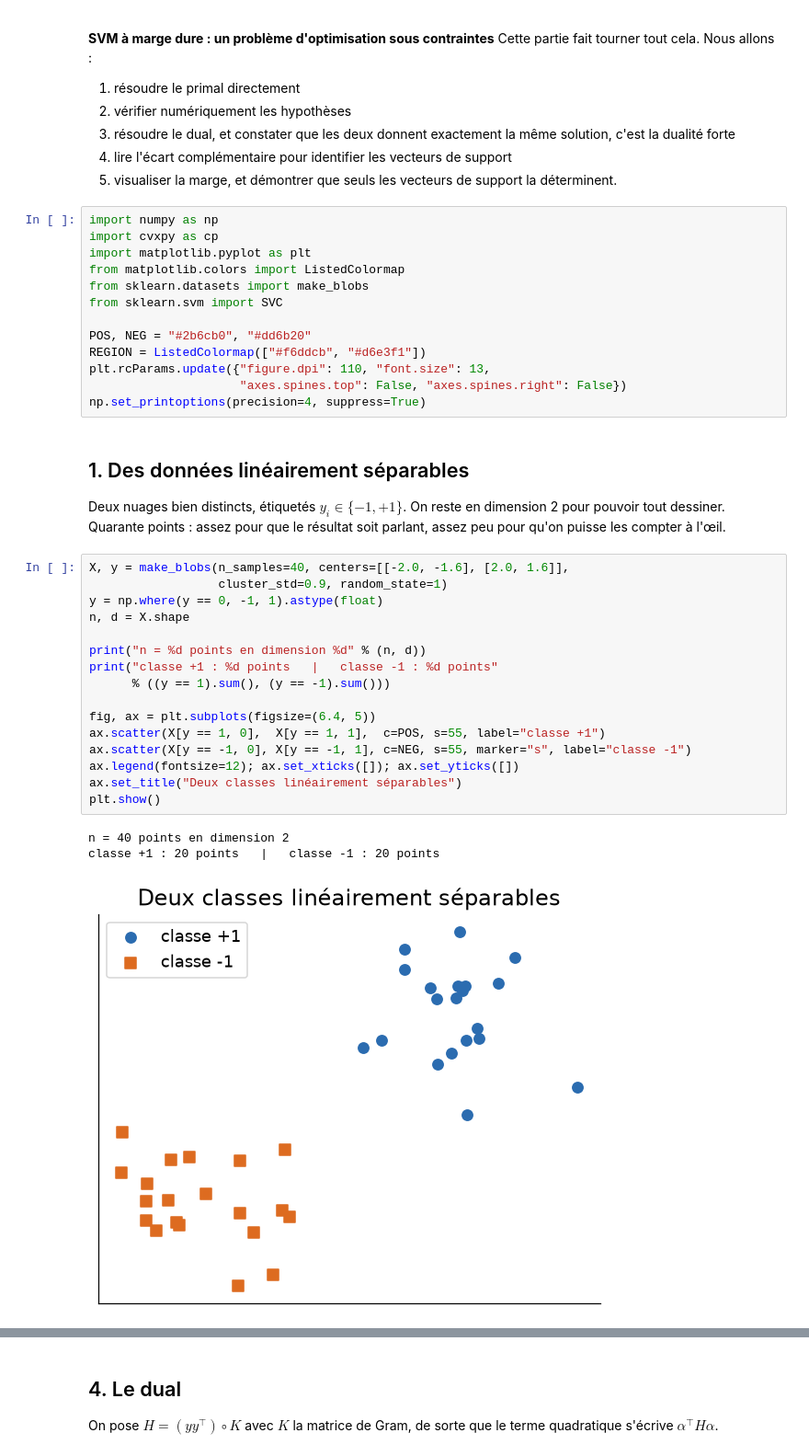
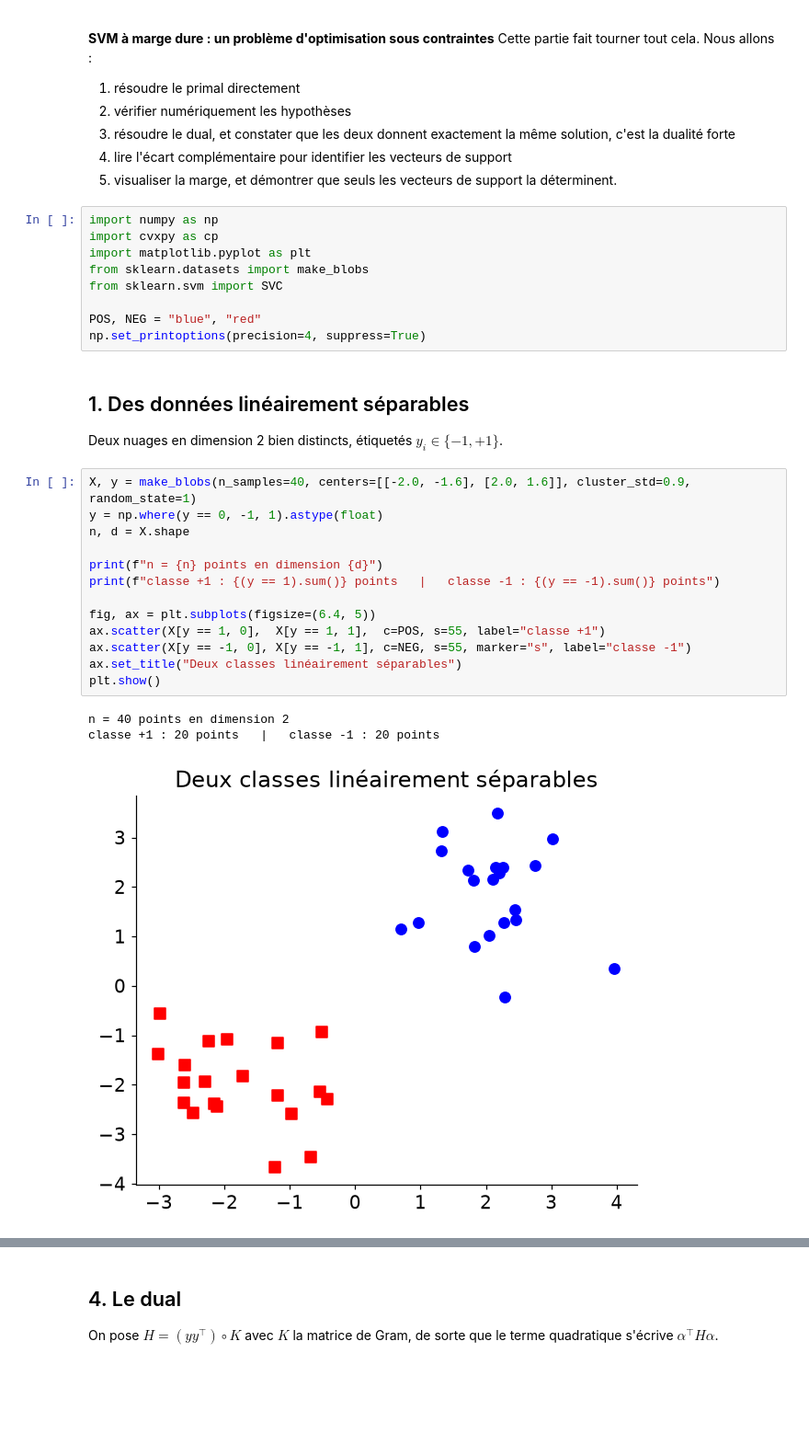
Before and after one commit to Doba97/svm-optimisation-sous-contraintes, a Jupyter notebook: SVM.ipynb, the cells around one changed output, grey strips where cells are left out. Shown at 92% size. Cells and saved outputs as stored; diff of their text form; blank space fills up the shorter version.

```diff
--- a/SVM.ipynb
+++ b/SVM.ipynb
@@ -13,39 +13,30 @@ Cette partie fait tourner tout cela. Nous allons :
 import numpy as np
 import cvxpy as cp
 import matplotlib.pyplot as plt
-from matplotlib.colors import ListedColormap
 from sklearn.datasets import make_blobs
 from sklearn.svm import SVC
 
-POS, NEG = "#2b6cb0", "#dd6b20"
-REGION = ListedColormap(["#f6ddcb", "#d6e3f1"])
-plt.rcParams.update({"figure.dpi": 110, "font.size": 13,
-                     "axes.spines.top": False, "axes.spines.right": False})
+POS, NEG = "blue", "red"
 np.set_printoptions(precision=4, suppress=True)
 # %% [markdown]
 ## 1. Des données linéairement séparables
 
-Deux nuages bien distincts, étiquetés $y_i \in \{-1, +1\}$. On reste en dimension 2
-pour pouvoir tout dessiner. Quarante points : assez pour que le résultat soit parlant,
-assez peu pour qu'on puisse les compter à l'œil.
+Deux nuages en dimension 2 bien distincts, étiquetés $y_i \in \{-1, +1\}$.
 # %%
-X, y = make_blobs(n_samples=40, centers=[[-2.0, -1.6], [2.0, 1.6]],
-                  cluster_std=0.9, random_state=1)
+X, y = make_blobs(n_samples=40, centers=[[-2.0, -1.6], [2.0, 1.6]], cluster_std=0.9, random_state=1)
 y = np.where(y == 0, -1, 1).astype(float)
 n, d = X.shape
 
-print("n = %d points en dimension %d" % (n, d))
-print("classe +1 : %d points   |   classe -1 : %d points"
-      % ((y == 1).sum(), (y == -1).sum()))
+print(f"n = {n} points en dimension {d}")
+print(f"classe +1 : {(y == 1).sum()} points   |   classe -1 : {(y == -1).sum()} points")
 
 fig, ax = plt.subplots(figsize=(6.4, 5))
 ax.scatter(X[y == 1, 0],  X[y == 1, 1],  c=POS, s=55, label="classe +1")
 ax.scatter(X[y == -1, 0], X[y == -1, 1], c=NEG, s=55, marker="s", label="classe -1")
-ax.legend(fontsize=12); ax.set_xticks([]); ax.set_yticks([])
 ax.set_title("Deux classes linéairement séparables")
 plt.show()
 # %% [output]
 n = 40 points en dimension 2
 classe +1 : 20 points   |   classe -1 : 20 points
-[figure, old version]
+[figure, new version]
 # %% [markdown]
```
Also changed, not shown: parts of 13 cells of this notebook, 1 other file.
